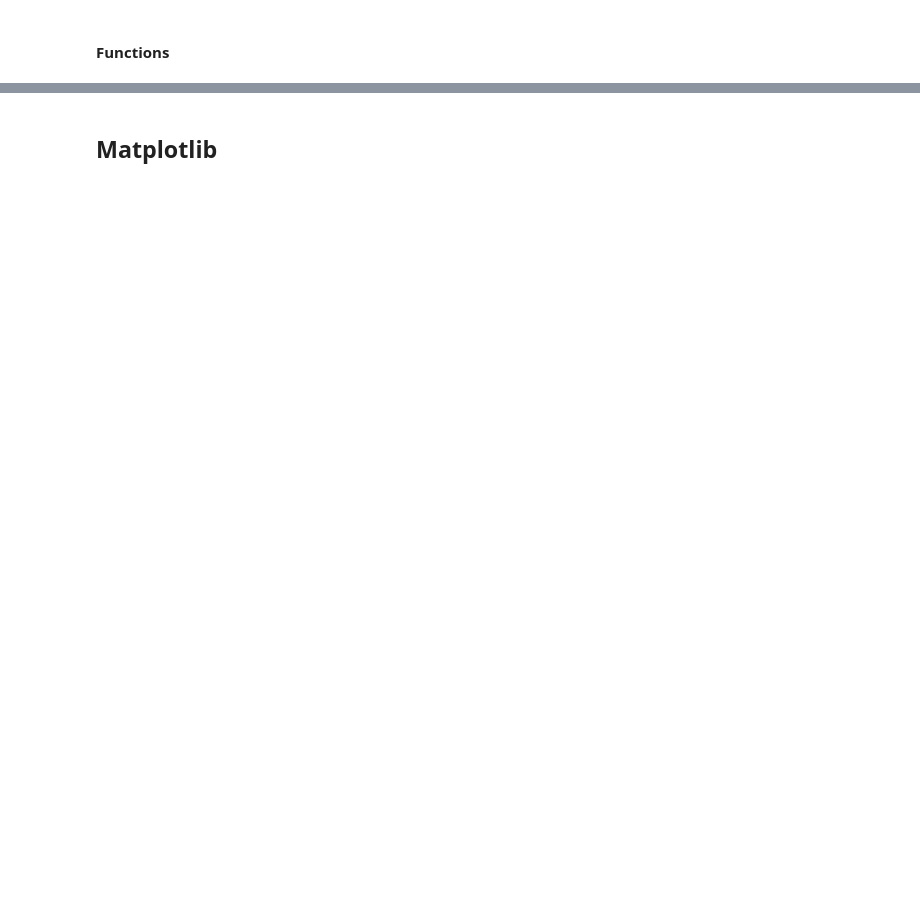
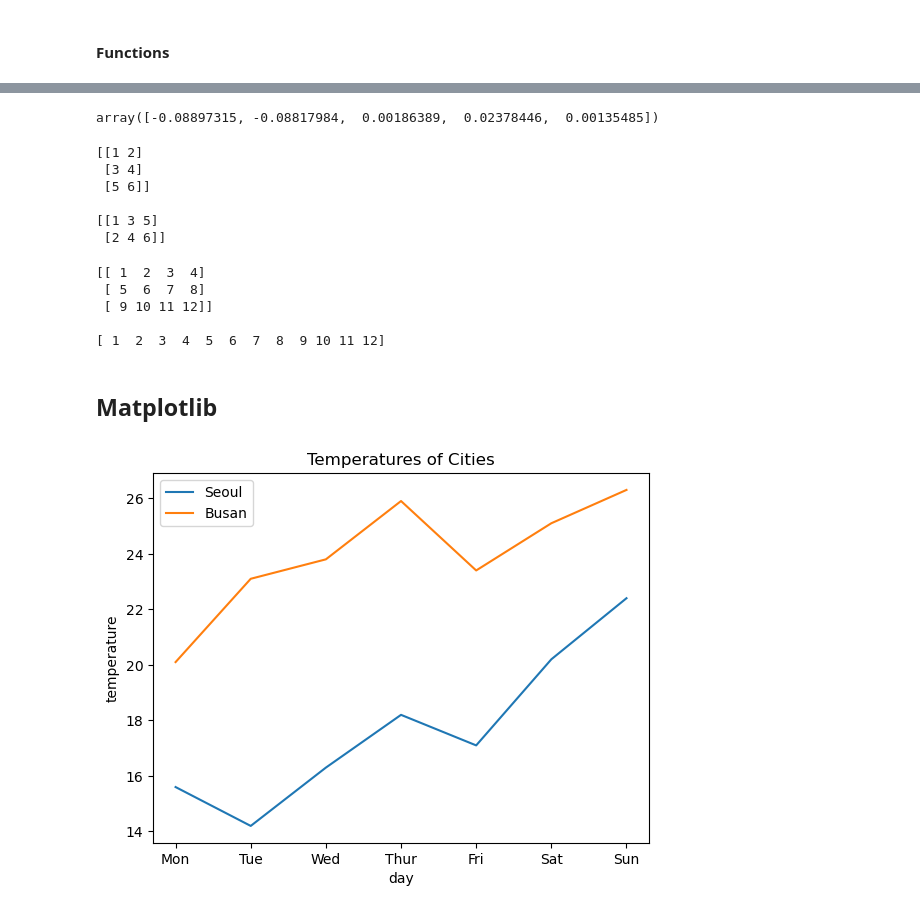
Before and after one commit to isdiscodead/KUS_2024, a Jupyter notebook: Spring/deeplearning/Week03_Python_Basic.ipynb, the cells around one changed output, grey strips where cells are left out. Drawn from its saved outputs; the diff is of its cells as text; code cells hidden in the pictures; blank space fills up the shorter version.

```diff
--- a/Spring/deeplearning/Week03_Python_Basic.ipynb
+++ b/Spring/deeplearning/Week03_Python_Basic.ipynb
@@ -135,2 +391,29 @@ array([[ 2,  4],
+# %%
+# np.random.normal(loc=mean, scale=standard deviation, size)는 해당 값을 특성으로 하는 정규 분포의 랜덤 수 생성
+mu, sigma = 0, 0.1 # 평균과 표준편차
+np.random.normal(mu, sigma, 5)
+# %% [output]
+array([-0.08897315, -0.08817984,  0.00186389,  0.02378446,  0.00135485])
+# %%
+# Transpose (전치행렬)
+arr = np.array([[1, 2], [3, 4], [5, 6]])
+print(arr, arr.T, sep="\n\n")
+# %% [output]
+[[1 2]
+ [3 4]
+ [5 6]]
+
+[[1 3 5]
+ [2 4 6]]
+# %%
+# flatten (평탄화)
+x = np.array([[1, 2, 3, 4], [5, 6, 7, 8], [9, 10, 11, 12]])
+print(x, x.flatten(), sep="\n\n") # to 1d array
+# %% [output]
+[[ 1  2  3  4]
+ [ 5  6  7  8]
+ [ 9 10 11 12]]
+
+[ 1  2  3  4  5  6  7  8  9 10 11 12]
 # %% [markdown]
 ## Matplotlib
@@ -136,0 +422,18 @@ array([[ 2,  4],
+# %%
+# line graph
+X = ['Mon', 'Tue', 'Wed', 'Thur', 'Fri', 'Sat', 'Sun']
+Y1 = [15.6, 14.2, 16.3, 18.2, 17.1, 20.2, 22.4]
+Y2 = [20.1, 23.1, 23.8, 25.9, 23.4, 25.1, 26.3]
+
+plt.plot(X, Y1, label='Seoul')
+plt.plot(X, Y2, label='Busan') # 분리시켜서 그릴 수 있음
+
+# 각 축에 대한 라벨
+plt.xlabel('day')
+plt.ylabel('temperature')
+
+plt.legend(loc='upper left') # 범례 위치
+plt.title("Temperatures of Cities")
+plt.show()
+# %% [output]
+[figure, added]
```
Also changed, not shown: parts of 25 cells of this notebook, 1 other file.
